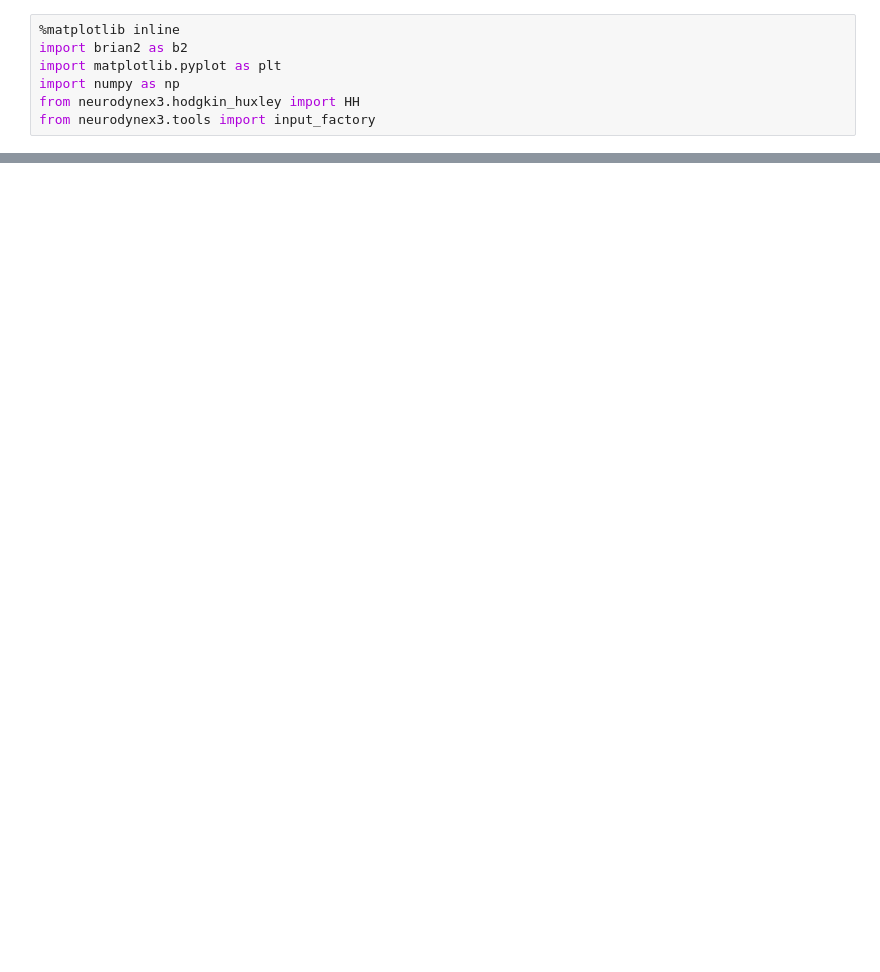
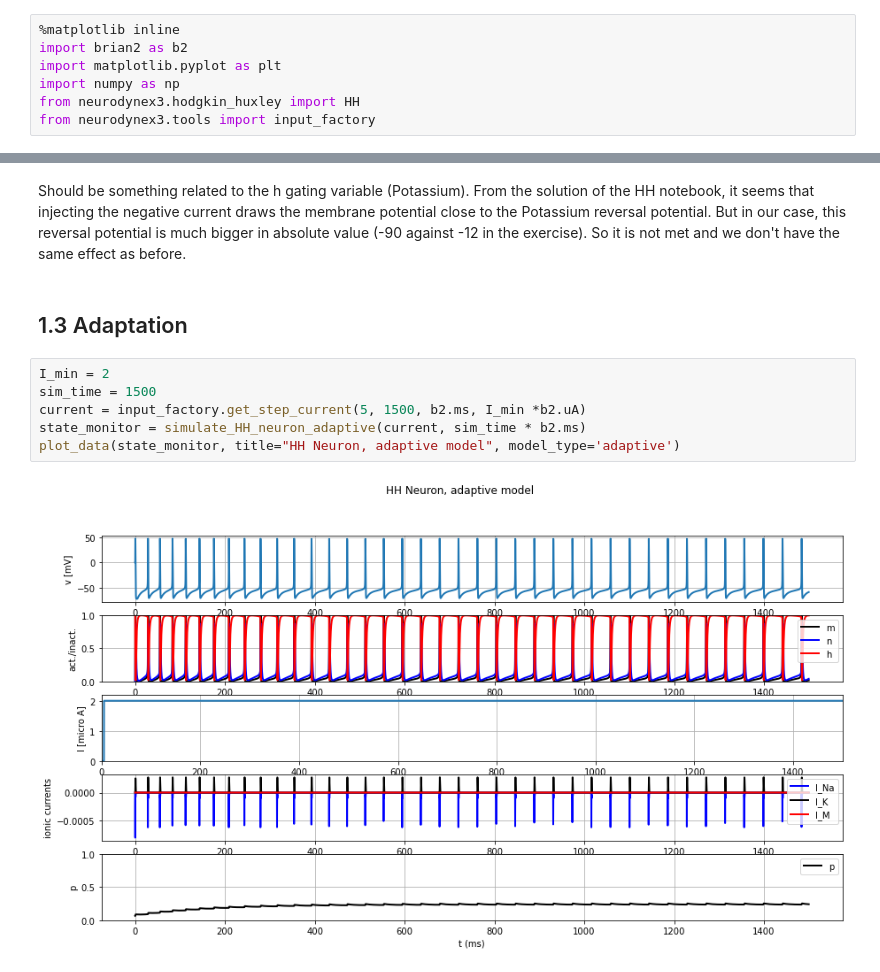
Before and after one commit to Thomas-debug-creator/SingleNeuron-HH2AdEx, a Jupyter notebook: first_notebook.ipynb, the cells around one changed output, grey strips where cells are left out. Drawn from its saved outputs; the diff is of its cells as text; blank space fills up the shorter version.

```diff
--- a/first_notebook.ipynb
+++ b/first_notebook.ipynb
@@ -212,0 +241,12 @@ HH.plot_data(state_monitor, title="HH Neuron, adaptive model")
+# %% [markdown]
+Should be something related to the h gating variable (Potassium). From the solution of the HH notebook, it seems that injecting the negative current draws the membrane potential close to the Potassium reversal potential. But in our case, this reversal potential is much bigger in absolute value (-90 against -12 in the exercise). So it is not met and we don't have the same effect as before.
+# %% [markdown]
+## 1.3 Adaptation
+# %%
+I_min = 2
+sim_time = 1500
+current = input_factory.get_step_current(5, 1500, b2.ms, I_min *b2.uA)
+state_monitor = simulate_HH_neuron_adaptive(current, sim_time * b2.ms)
+plot_data(state_monitor, title="HH Neuron, adaptive model", model_type='adaptive')
+# %% [output]
+[figure, added]
```
Also changed, not shown: parts of 9 cells of this notebook.
